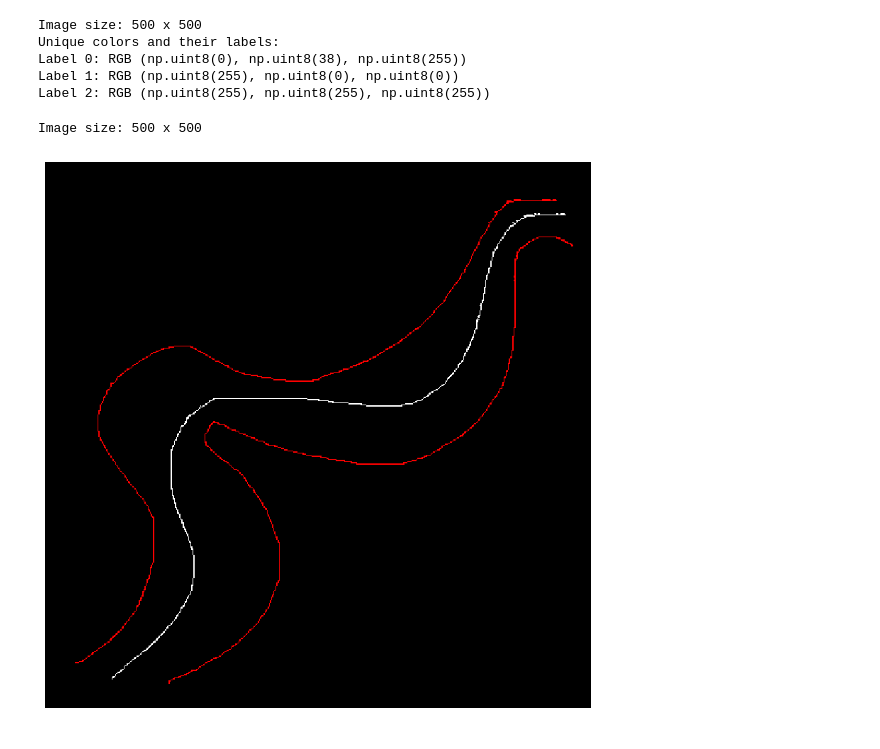
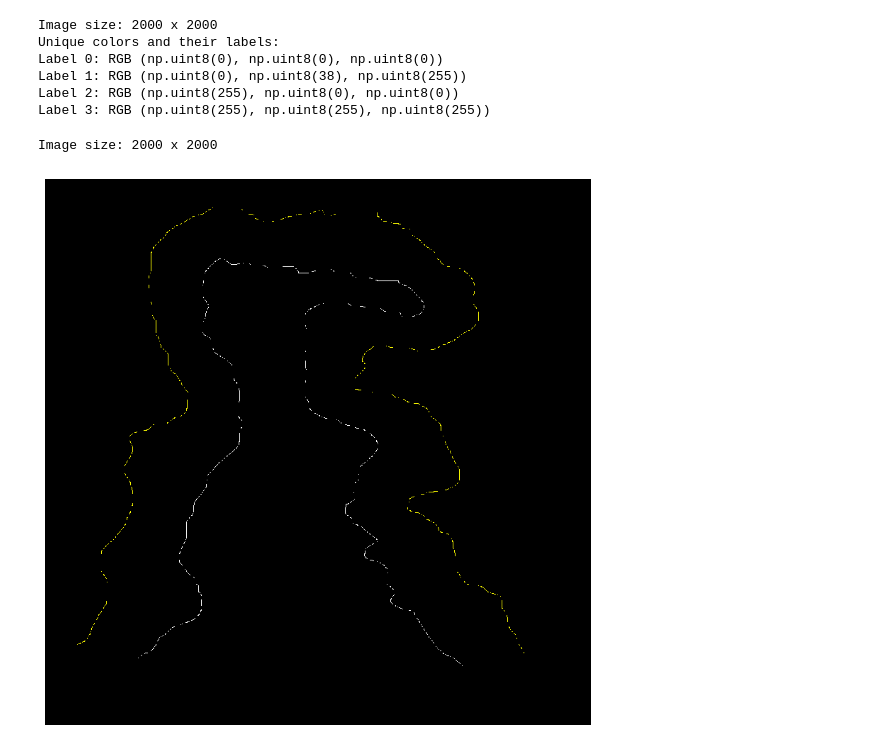
Before and after one commit to Blaze-Leo/Point-Drivator, a Jupyter notebook: map_maker/v3_pic.ipynb, the cells around one changed output. Drawn from its saved outputs; the diff is of its cells as text; code cells hidden in the pictures.

```diff
--- a/map_maker/v3_pic.ipynb
+++ b/map_maker/v3_pic.ipynb
@@ -14,7 +14,8 @@ def create_blank_image(n,m, folder_path, file_name="blank_map.png"):
 # Example usage:
 # create_blank_image(500,500, "/mnt/Personal/Projects/Drivator/map_images",file_name="blank_map.png")
 # %%
-image_name ="track.png"
+# image_name ="track.png"
+image_name ="random_squid.png"
 # image_name ="quarter_same_bound.png"
 # %%
 from PIL import Image
@@ -47,11 +48,12 @@ def process_image(image_path):
 # Example usage
 process_image("/mnt/Personal/Projects/Drivator/map_images/"+image_name)
 # %% [output]
-Image size: 500 x 500
+Image size: 2000 x 2000
 Unique colors and their labels:
-Label 0: RGB (np.uint8(0), np.uint8(38), np.uint8(255))
-Label 1: RGB (np.uint8(255), np.uint8(0), np.uint8(0))
-Label 2: RGB (np.uint8(255), np.uint8(255), np.uint8(255))
+Label 0: RGB (np.uint8(0), np.uint8(0), np.uint8(0))
+Label 1: RGB (np.uint8(0), np.uint8(38), np.uint8(255))
+Label 2: RGB (np.uint8(255), np.uint8(0), np.uint8(0))
+Label 3: RGB (np.uint8(255), np.uint8(255), np.uint8(255))
 # %%
 from PIL import Image
 import numpy as np
@@ -97,37 +99,37 @@ matrix = matrix[::-1].T
 
 ###################
 # %% [output]
-Image size: 500 x 500
+Image size: 2000 x 2000
 # %%
 import matplotlib.pyplot as plt
 import numpy as np
 
 def display_matrix_with_colors(matrix):
 
     matrix=matrix.T[::-1]
     color_map = {
         0: [0, 0, 0],
         1: [1, 1, 1],
-        2: [1, 0, 0],
+        2: [1, 1, 0],
     }
 
     # Create RGB image array
     height, width = matrix.shape
     rgb_image = np.zeros((height, width, 3))
 
     for value, color in color_map.items():
         mask = (matrix == value)
         rgb_image[mask] = color
 
     # Display the image
     plt.figure(figsize=(10, 10))
     plt.imshow(rgb_image, interpolation='nearest')
     plt.axis('off')
     plt.show()
 
 display_matrix_with_colors(matrix)
 # %% [output]
-[figure, old version]
+[figure, new version]
 # %%
 import numpy as np
 
```
Also changed, not shown: parts of 3 cells of this notebook, 5 other files.
